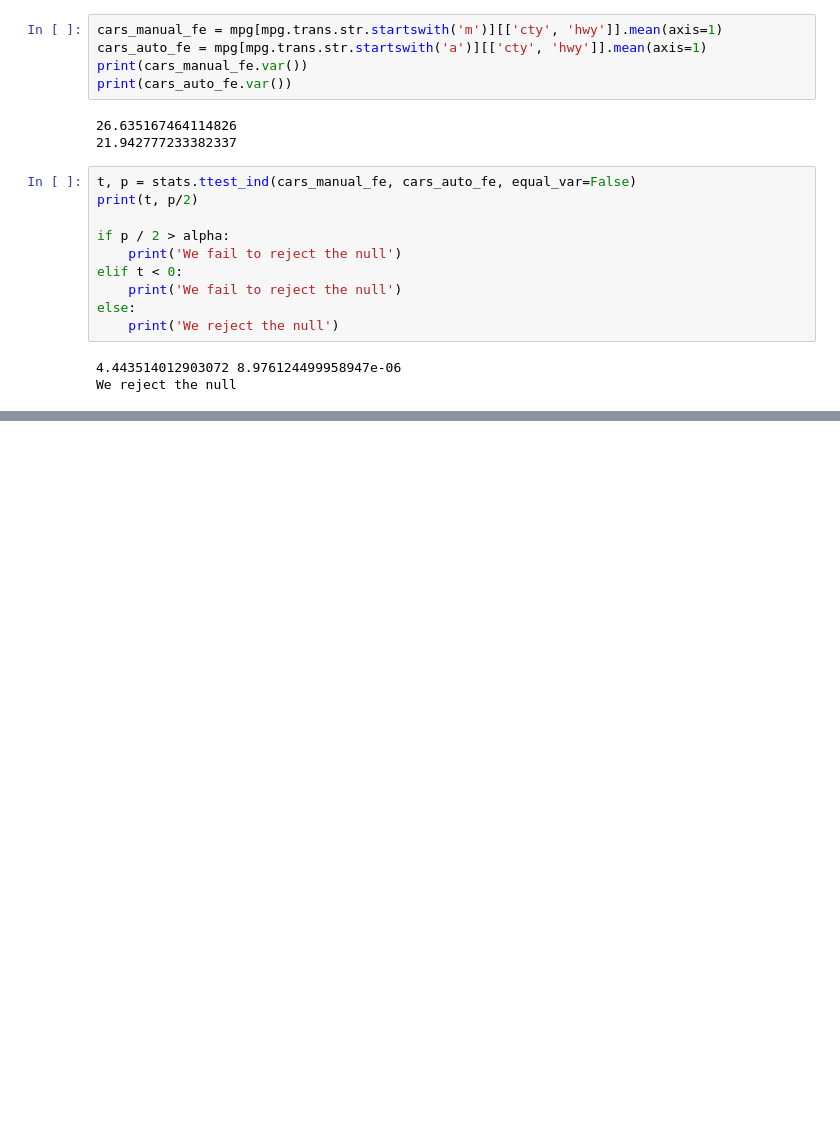
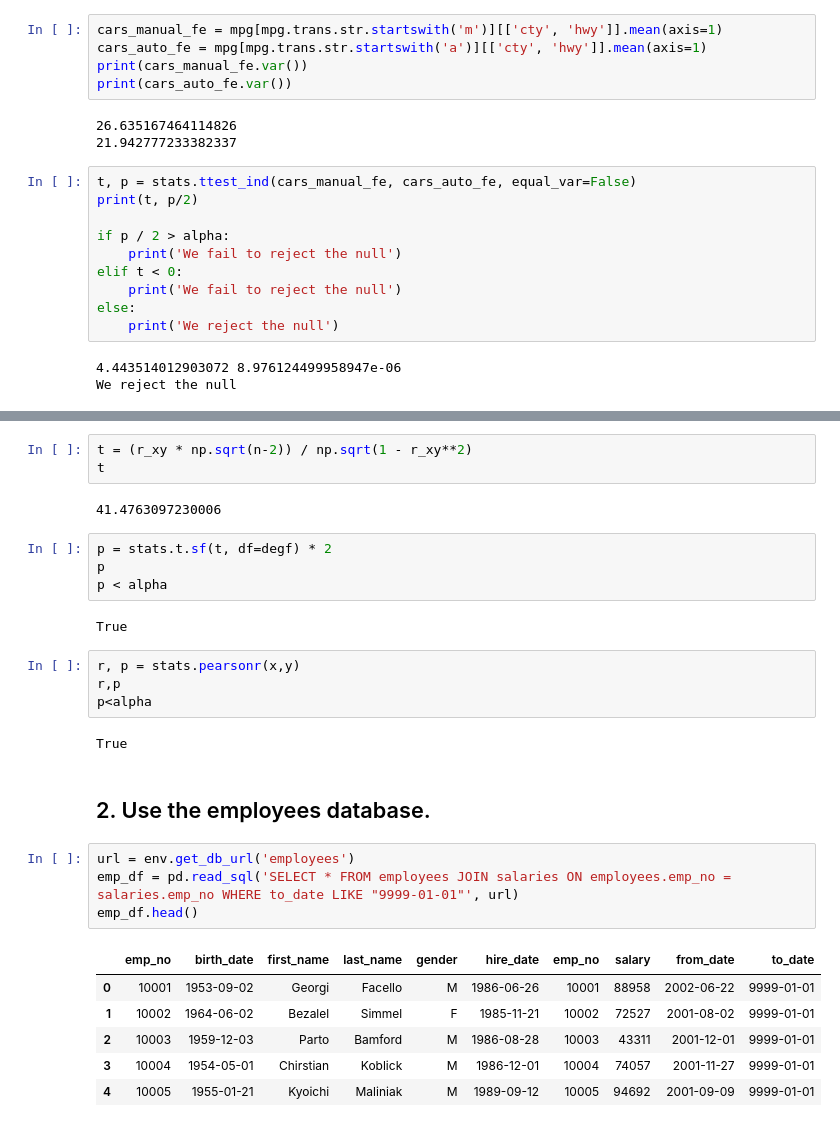
Before and after one commit to elizabethswarren/statistics-exercises, a Jupyter notebook: hypothesis_testing.ipynb, the cells around one changed output, grey strips where cells are left out. Saved outputs shown, nothing was run; the diff lists cells and outputs as text; blank space fills up the shorter version.

```diff
--- a/hypothesis_testing.ipynb
+++ b/hypothesis_testing.ipynb
@@ -183,0 +301,30 @@ We reject the null
+# %%
+t = (r_xy * np.sqrt(n-2)) / np.sqrt(1 - r_xy**2)
+t
+# %% [output]
+41.4763097230006
+# %%
+p = stats.t.sf(t, df=degf) * 2
+p
+p < alpha
+# %% [output]
+True
+# %%
+r, p = stats.pearsonr(x,y)
+r,p
+p<alpha
+# %% [output]
+True
+# %% [markdown]
+## 2. Use the employees database.
+# %%
+url = env.get_db_url('employees')
+emp_df = pd.read_sql('SELECT * FROM employees JOIN salaries ON employees.emp_no = salaries.emp_no WHERE to_date LIKE "9999-01-01"', url)
+emp_df.head()
+# %% [output]
+|  | emp_no | birth_date | first_name | last_name | gender | hire_date | emp_no | salary | from_date | to_date |
+| 0 | 10001 | 1953-09-02 | Georgi | Facello | M | 1986-06-26 | 10001 | 88958 | 2002-06-22 | 9999-01-01 |
+| 1 | 10002 | 1964-06-02 | Bezalel | Simmel | F | 1985-11-21 | 10002 | 72527 | 2001-08-02 | 9999-01-01 |
+| 2 | 10003 | 1959-12-03 | Parto | Bamford | M | 1986-08-28 | 10003 | 43311 | 2001-12-01 | 9999-01-01 |
+| 3 | 10004 | 1954-05-01 | Chirstian | Koblick | M | 1986-12-01 | 10004 | 74057 | 2001-11-27 | 9999-01-01 |
+| 4 | 10005 | 1955-01-21 | Kyoichi | Maliniak | M | 1989-09-12 | 10005 | 94692 | 2001-09-09 | 9999-01-01 |
```
Also changed, not shown: parts of 30 cells of this notebook, 1 other file.
